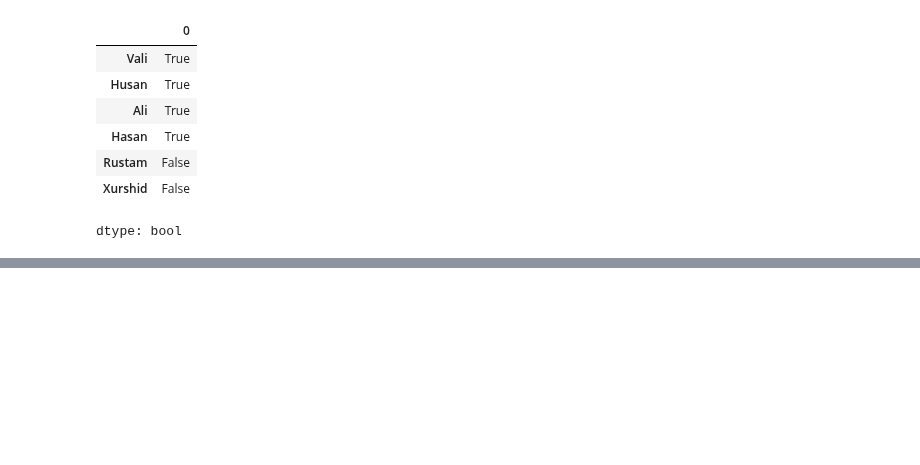
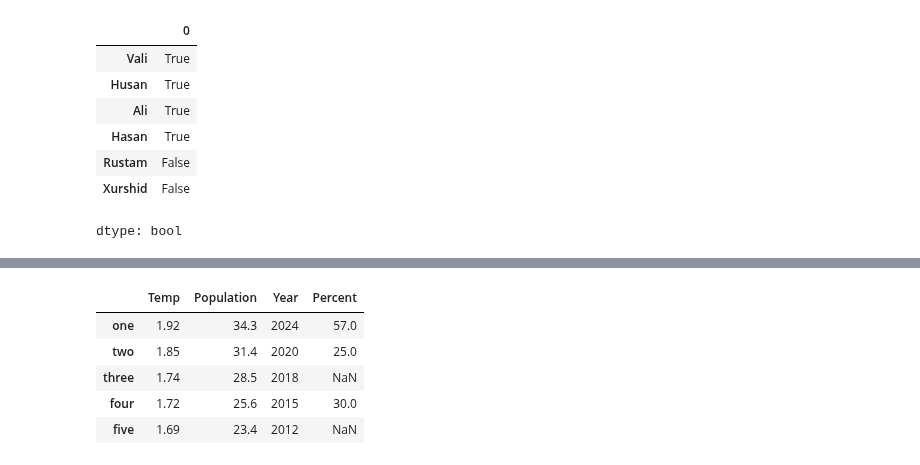
Before and after one commit to baxronovferuz1/DataScience_Np, a Jupyter notebook: Numpy_Pandas_practice.ipynb, the cells around one changed output, grey strips where cells are left out. Cells and saved outputs as stored; diff of their text form; code cells hidden in the pictures; blank space fills up the shorter version.

```diff
--- a/Numpy_Pandas_practice.ipynb
+++ b/Numpy_Pandas_practice.ipynb
@@ -613,0 +697,3 @@ dtype: bool
+# %%
+obj6=pd.Series([25,30,57], index=["two","four","one"])
+obj6
@@ -613,0 +706,10 @@ dtype: bool
+# %%
+obj5.Percent=obj6
+obj5
+# %% [output]
+|  | Temp | Population | Year | Percent |
+| one | 1.92 | 34.3 | 2024 | 57.0 |
+| two | 1.85 | 31.4 | 2020 | 25.0 |
+| three | 1.74 | 28.5 | 2018 | NaN |
+| four | 1.72 | 25.6 | 2015 | 30.0 |
+| five | 1.69 | 23.4 | 2012 | NaN |
```
Also changed, not shown: parts of 18 cells of this notebook.
